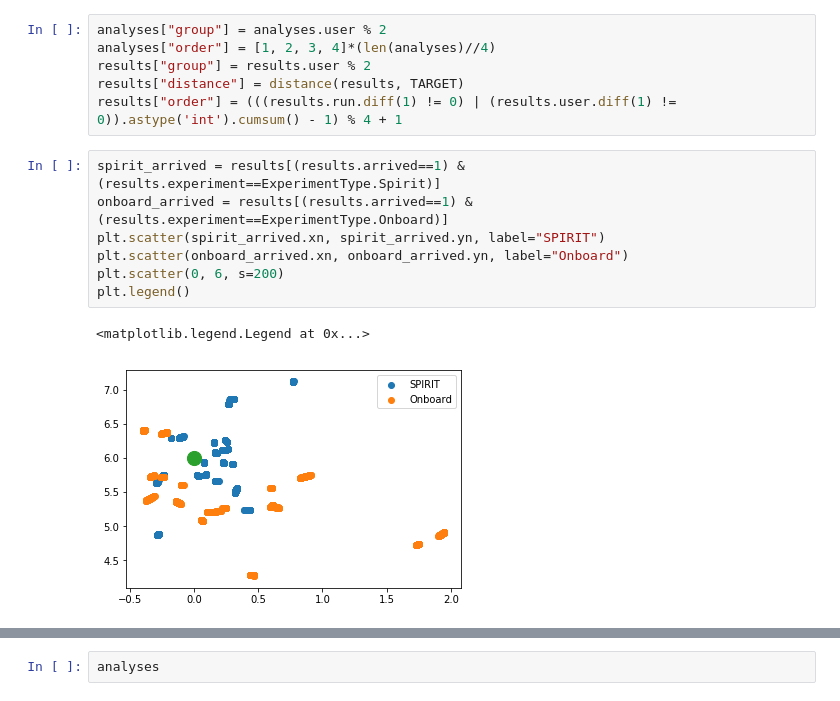
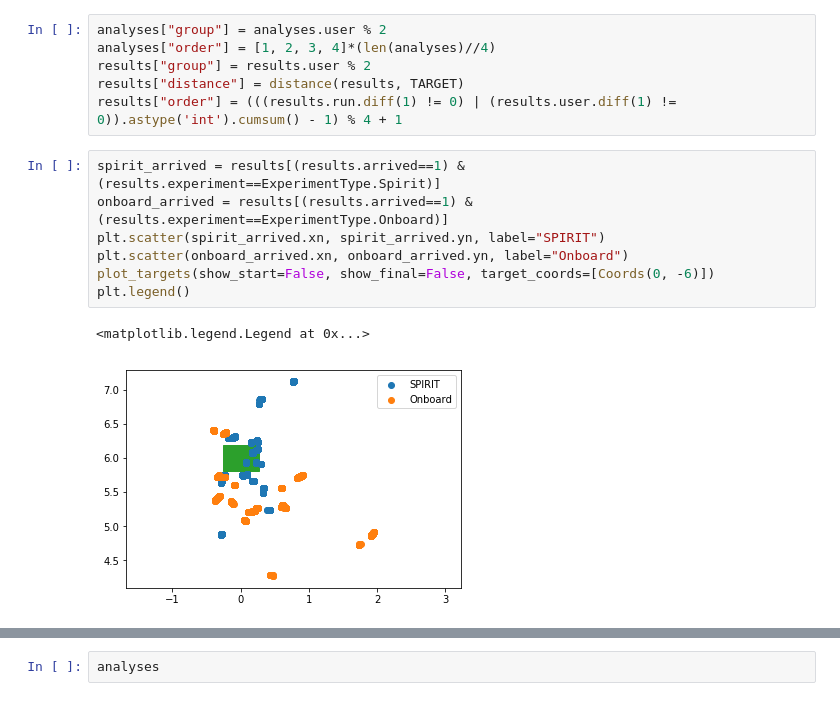
Before and after one commit to ahermassi/spirit, a Jupyter notebook: analysis/Analysis_Py3.ipynb, the cells around one changed output, grey strips where cells are left out. Cells and saved outputs as stored; diff of their text form.

```diff
--- a/analysis/Analysis_Py3.ipynb
+++ b/analysis/Analysis_Py3.ipynb
@@ -274,13 +274,13 @@ results["order"] = (((results.run.diff(1) != 0) | (results.user.diff(1) != 0)).a
 # %%
 spirit_arrived = results[(results.arrived==1) & (results.experiment==ExperimentType.Spirit)]
 onboard_arrived = results[(results.arrived==1) & (results.experiment==ExperimentType.Onboard)]
 plt.scatter(spirit_arrived.xn, spirit_arrived.yn, label="SPIRIT")
 plt.scatter(onboard_arrived.xn, onboard_arrived.yn, label="Onboard")
-plt.scatter(0, 6, s=200)
+plot_targets(show_start=False, show_final=False, target_coords=[Coords(0, -6)])
 plt.legend()
 # %% [output]
 <matplotlib.legend.Legend at 0x...>
-[figure, old version]
+[figure, new version]
 # %%
 plt.scatter(spirit_arrived[spirit_arrived.group==0].xn, spirit_arrived[spirit_arrived.group==0].yn, label="Group 0")
 plt.scatter(spirit_arrived[spirit_arrived.group==1].xn, spirit_arrived[spirit_arrived.group==1].yn, label="Group 1")
```
Also changed, not shown: parts of 25 cells of this notebook.
